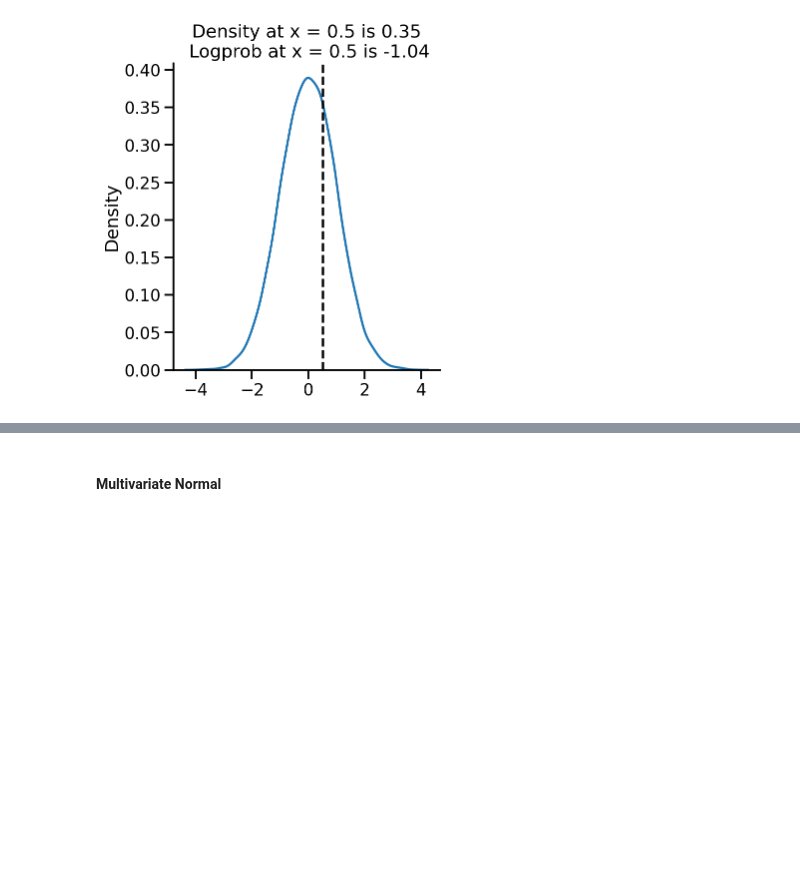
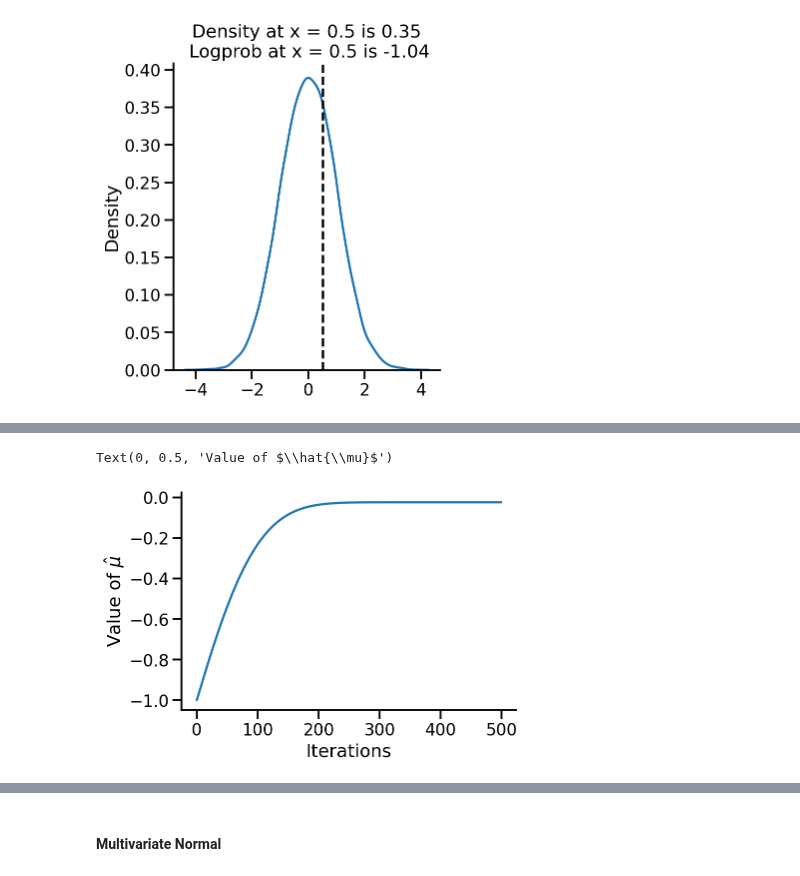
Before and after one commit to nipunbatra/blog-old, a Jupyter notebook: _notebooks/2022-02-26-tfp-distributions.ipynb, the cells around one changed output, grey strips where cells are left out. Saved outputs shown, nothing was run; the diff lists cells and outputs as text; code cells hidden in the pictures; blank space fills up the shorter version.

```diff
--- a/_notebooks/2022-02-26-tfp-distributions.ipynb
+++ b/_notebooks/2022-02-26-tfp-distributions.ipynb
@@ -98,0 +171,8 @@ sns.displot(x2, kind='kde', fill=False)
+# %%
+plt.plot(vals)
+sns.despine()
+plt.xlabel("Iterations")
+plt.ylabel(r"Value of $\hat{\mu}$")
+# %% [output]
+Text(0, 0.5, 'Value of $\\hat{\\mu}$')
+[figure, added]
```
Also changed, not shown: parts of 28 cells of this notebook.
